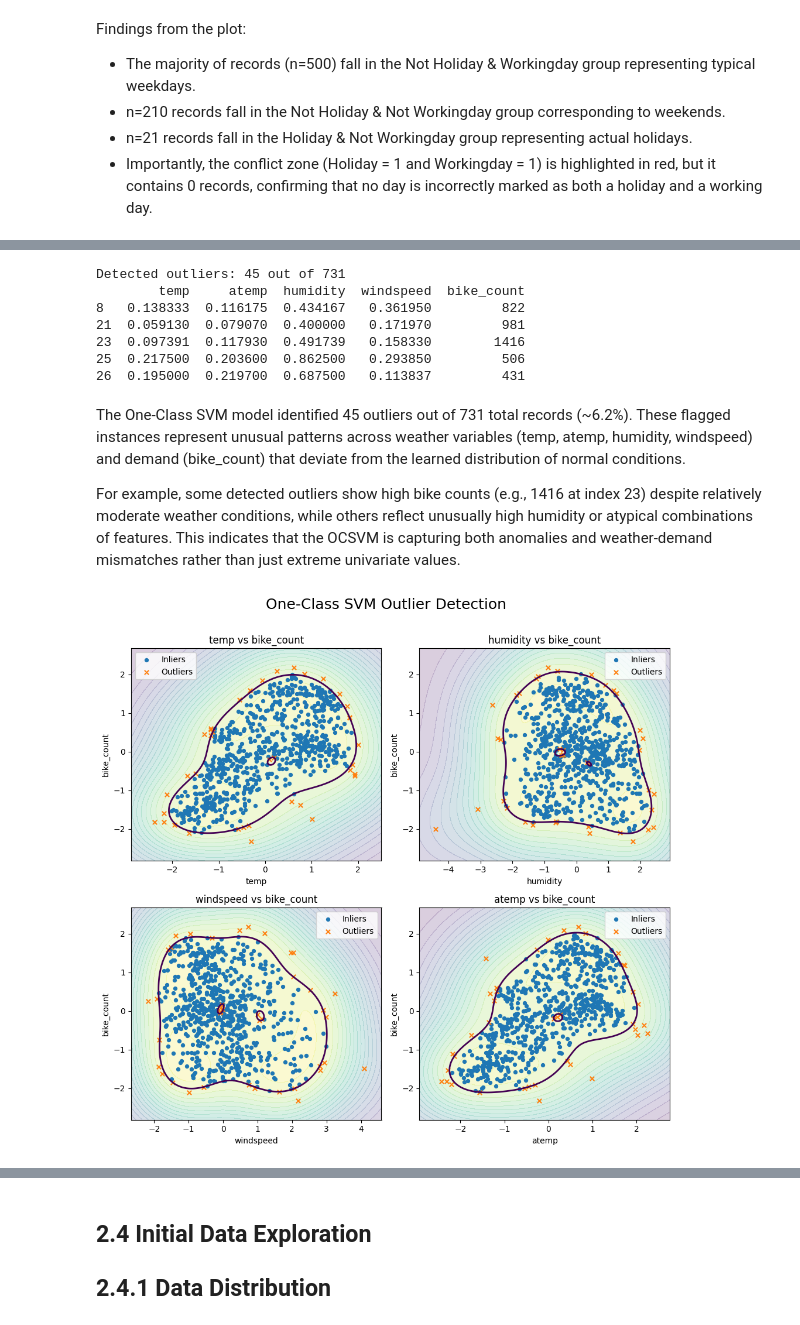
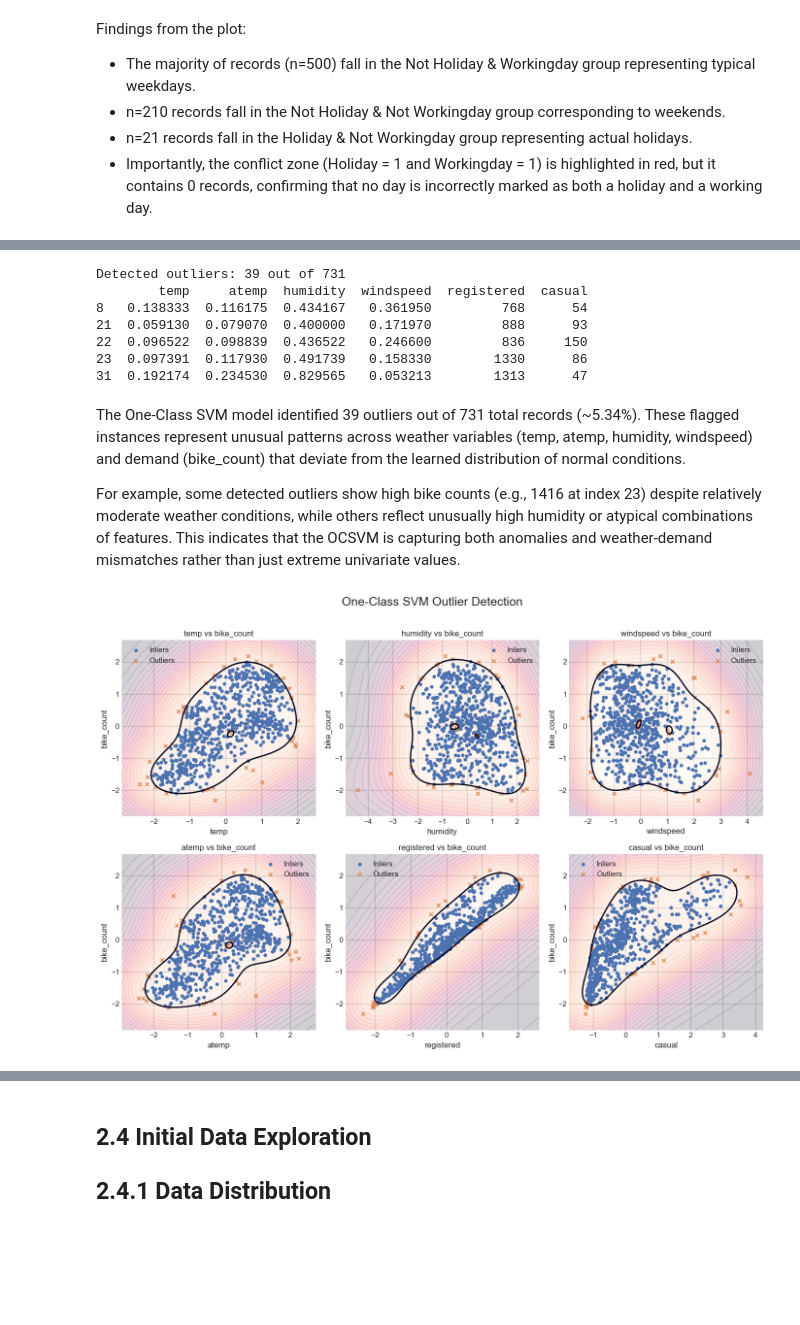
Before and after one commit to Arifuzzaman-Munaf/Predictive-Analysis-using-ML-algorithms, a Jupyter notebook: assessment_03.ipynb, the cells around one changed output, grey strips where cells are left out. Saved outputs shown, nothing was run; the diff lists cells and outputs as text; code cells hidden in the pictures; blank space fills up the shorter version.

```diff
--- a/assessment_03.ipynb
+++ b/assessment_03.ipynb
@@ -123,7 +125,7 @@ df.rename(columns={'instant':'record_id',
                     'dteday':'datetime',
                     'yr':'year',
                     'mnth':'month',
-                    'weathersit':'weather',
+                    'weathersit':'weather_condition',
                     'hum':'humidity',
                     'cnt':'bike_count'},
                     inplace=True)
@@ -258,7 +260,7 @@ desired_dtypes = {
     "holiday": "int64",              # Holiday flag (0/1)
     "weekday": "int64",              # Day of week (0-6)
     "workingday": "int64",           # Working day flag (0/1)
-    "weather": "int64",              # Weather category (1-4)
+    "weather_condition": "int64",              # Weather category (1-4)
     "temp": "float64",               # temperature in Celsius
     "atemp": "float64",              # feeling temperature in Celsius
     "humidity": "float64",           # humidity percentage
@@ -349,3 +357,7 @@ The datatype verification process revealed that the datetime column was initiall
+# %%
+interval_inputs = ['temp', 'atemp', 'humidity', 'windspeed', 'registered', 'casual']
+categorical_inputs = ['season', 'year', 'month', 'holiday', 'weekday', 'workingday', 'weather_condition']
+time_series_inputs = ['datetime']
 # %% [markdown]
 ## 2.3.3 Duplicate Record Verification
 In this section, duplicate records within the dataset are checked to ensure data integrity. The process involves counting the number of completely duplicated rows and verifying that the record_id column contains only unique values. Since record_id serves as the primary identifier for each entry, confirming its uniqueness guarantees that no observation is duplicated or misrepresented. This verification step is essential to maintain dataset reliability, prevent bias in analysis and ensure that each record contributes only once to modeling and decision-making.
@@ -568,8 +588,8 @@ from sklearn.svm import OneClassSVM
 from sklearn.preprocessing import StandardScaler
 
 # Select relevant numeric features for outlier detection
-features = ["temp", "atemp", "humidity", "windspeed", "bike_count"]
-X = df[features]
+
+X = df[interval_inputs]
 
 # Standardize the features to have mean=0 and variance=1
 scaler = StandardScaler()
@@ -591,17 +611,17 @@ outlier_count = (preds == -1).sum()
 print(f"Detected outliers: {outlier_count} out of {len(df)}")
 
 # Show sample outliers
-print(df[df["ocsvm_outlier"] == -1][features].head())
+print(df[df["ocsvm_outlier"] == -1][interval_inputs].head())
 # %% [output]
-Detected outliers: 45 out of 731
-        temp     atemp  humidity  windspeed  bike_count
-8   0.138333  0.116175  0.434167   0.361950         822
-21  0.059130  0.079070  0.400000   0.171970         981
-23  0.097391  0.117930  0.491739   0.158330        1416
-25  0.217500  0.203600  0.862500   0.293850         506
-26  0.195000  0.219700  0.687500   0.113837         431
+Detected outliers: 39 out of 731
+        temp     atemp  humidity  windspeed  registered  casual
+8   0.138333  0.116175  0.434167   0.361950         768      54
+21  0.059130  0.079070  0.400000   0.171970         888      93
+22  0.096522  0.098839  0.436522   0.246600         836     150
+23  0.097391  0.117930  0.491739   0.158330        1330      86
+31  0.192174  0.234530  0.829565   0.053213        1313      47
 # %% [markdown]
-The One-Class SVM model identified 45 outliers out of 731 total records (~6.2%).
+The One-Class SVM model identified 39 outliers out of 731 total records (~5.34%).
 These flagged instances represent unusual patterns across weather variables (temp, atemp, humidity, windspeed) and demand (bike_count) that deviate from the learned distribution of normal conditions.
 
 For example, some detected outliers show high bike counts (e.g., 1416 at index 23) despite relatively moderate weather conditions, while others reflect unusually high humidity or atypical combinations of features. This indicates that the OCSVM is capturing both anomalies and weather-demand mismatches rather than just extreme univariate values.
@@ -612,6 +632,8 @@ pairs = [
     ("humidity", "bike_count"),
     ("windspeed", "bike_count"),
     ("atemp", "bike_count"),
+    ("registered", "bike_count"),
+    ("casual", "bike_count")
 ]
 
 def plot_ocsvm(df, pairs):
@@ -624,9 +646,9 @@ def plot_ocsvm(df, pairs):
     """
     # Calculate the number of rows and columns for the subplots
     n = len(pairs)
-    ncols = 2
+    ncols = 3
     nrows = -(-n // ncols)  # Ceiling division for number of rows
-    fig, axes = plt.subplots(nrows=nrows, ncols=ncols, figsize=(10, 5 * nrows))
+    fig, axes = plt.subplots(nrows=nrows, ncols=ncols, figsize=(14, 5 * nrows))
     axes = axes.flatten()
 
     # Iterate through each feature pair and plot the SVM decision boundary and outliers
@@ -649,32 +671,32 @@ def plot_ocsvm(df, pairs):
         # Fit One-Class SVM on the pair for 2D visualization
         oc_local = OneClassSVM(kernel="rbf", nu=0.05, gamma="auto")
         oc_local.fit(Xs)
 
         # Predict the decision boundary and outliers
         Z = oc_local.decision_function(np.c_[xx.ravel(), yy.ravel()]).reshape(xx.shape)
         preds_pair = oc_local.predict(Xs)
 
         # Plot SVM decision boundary and shade regions
         ax.contour(xx, yy, Z, levels=[0], linewidths=2)
         ax.contourf(xx, yy, Z, levels=20, alpha=0.2)
 
         # Plot inliers and outliers
         in_mask = preds_pair == 1
         out_mask = preds_pair == -1
         ax.scatter(Xs[in_mask, 0], Xs[in_mask, 1], s=18, label="Inliers")
         ax.scatter(Xs[out_mask, 0], Xs[out_mask, 1], s=28, marker="x", label="Outliers")
 
         ax.set_xlabel(x_col)
         ax.set_ylabel(y_col)
         ax.set_title(f"{x_col} vs {y_col}")
         ax.legend()
 
     fig.suptitle("One-Class SVM Outlier Detection", fontsize=18)
     plt.tight_layout(rect=[0, 0.03, 1, 0.97])
     plt.show()
 
 # Run the side-by-side outlier detection plots for the specified feature pairs
 plot_ocsvm(df, pairs)
 # %% [output]
-[figure, old version]
+[figure, new version]
 # %% [markdown]
```
Also changed, not shown: parts of 52 cells of this notebook.
